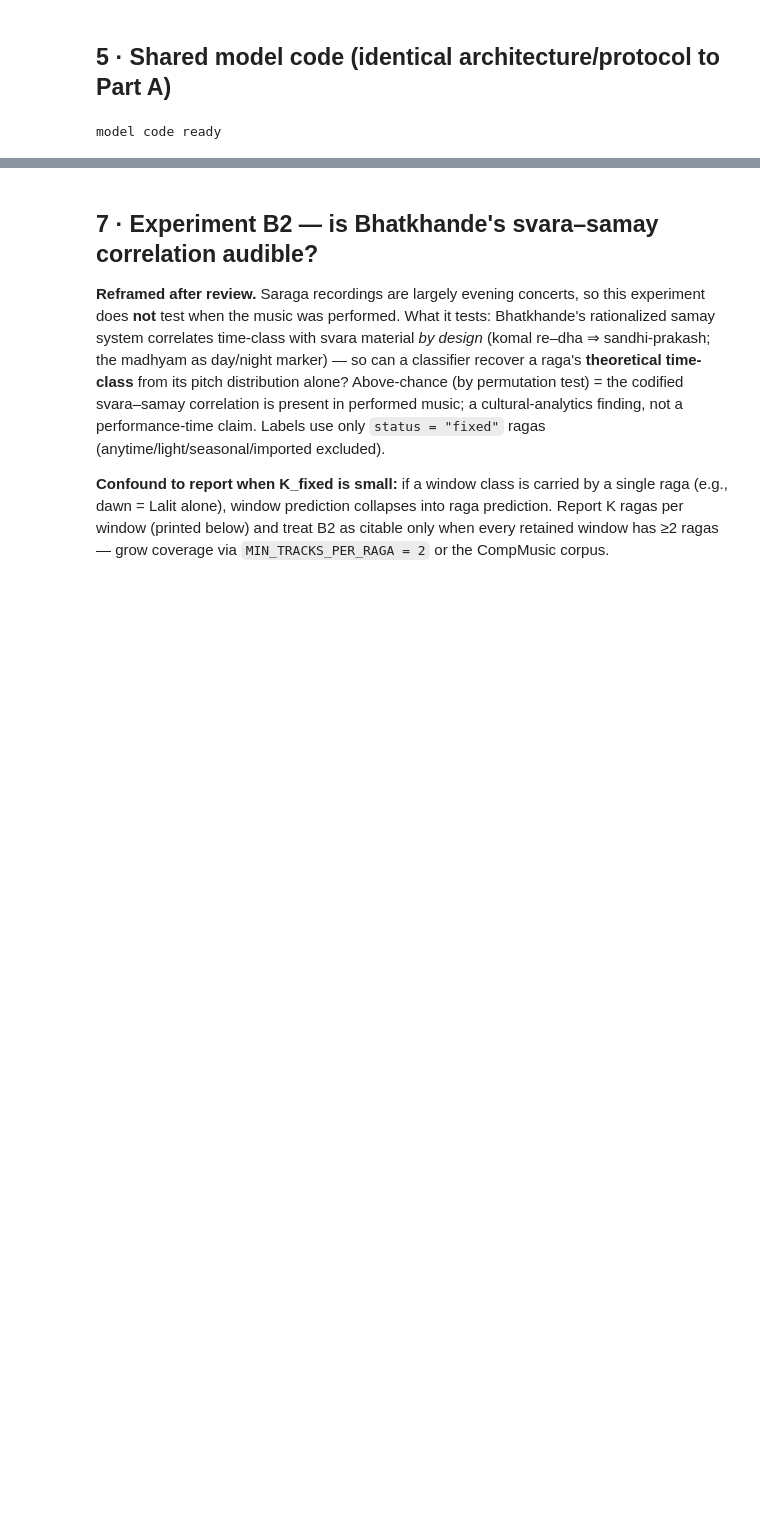
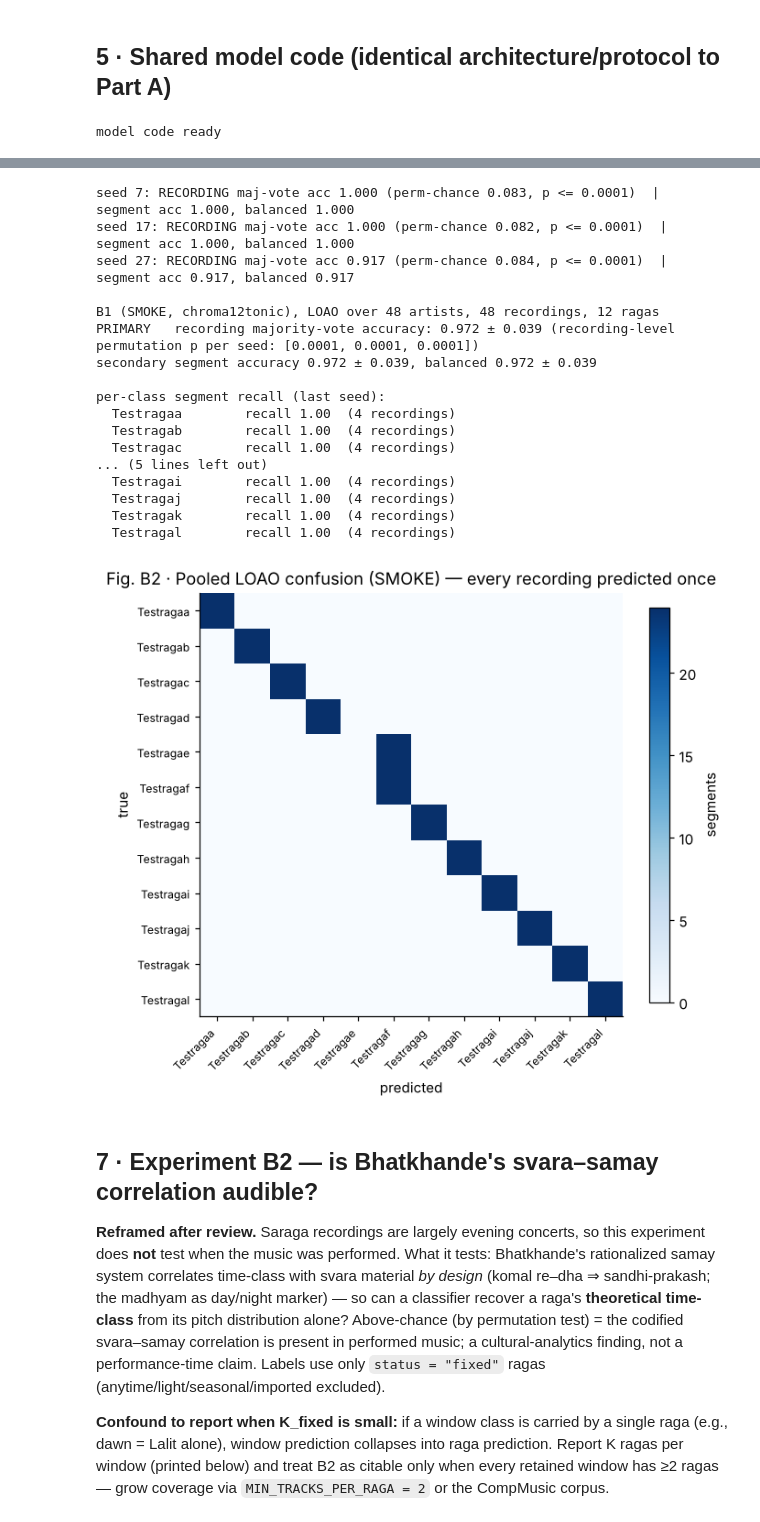
Before and after one commit to sudiptai/solar-samay-raga, a Jupyter notebook: raga_saraga_real_data.ipynb, the cells around one changed output, grey strips where cells are left out. Drawn from its saved outputs; the diff is of its cells as text; code cells hidden in the pictures; blank space fills up the shorter version.

```diff
--- a/raga_saraga_real_data.ipynb
+++ b/raga_saraga_real_data.ipynb
@@ -611,19 +644,0 @@ Segment-level classification with **artist-disjoint** train/val/test (stricter t
-# %%
-classes_r = sorted(set(yr))
-y1 = np.array([classes_r.index(r) for r in yr])
-res_b1, perm_b1 = [], []
-for s in SEEDS_B:
-    torch.manual_seed(s)
-    itr, iva, ite = split_groups(y1, artists, s)
-    z = zfit(X[itr]); Xn = z(X)
-    mdl = train_ffnn(Xn[itr], y1[itr], Xn[iva], y1[iva], len(classes_r))
-    m, pred1 = evaluate(mdl, Xn[ite], y1[ite])
-    obs, p_perm, chance_emp = perm_chance_p(y1[ite], pred1)
-    perm_b1.append(p_perm)
-    res_b1.append(m); last_b1 = (ite, pred1)
-    print(f"seed {s}: top-1 {m['acc']:.3f}  macro-F1 {m['macro_f1']:.3f}  "
-          f"top-3 {m['top3_acc']:.3f}  perm-chance {chance_emp:.3f}, p = {p_perm:.4f}")
-b1 = pd.DataFrame(res_b1).agg(["mean", "std"]).round(3)
-print(f"\nB1 ({MODE}, {EMB_NAME}): {len(classes_r)} ragas | "
-      f"permutation p per seed: {[round(p,4) for p in perm_b1]}")
-display(b1)
@@ -639,3 +649,62 @@ B1 (SMOKE, chroma12tonic): 12 ragas | permutation p per seed: [0.0001, 0.0001, 0
+# %%
+classes_r = sorted(set(yr))
+y1 = np.array([classes_r.index(r) for r in yr])
+
+seg_acc, seg_bal, rec_acc, rec_p = [], [], [], []
+pooled_all = []                                    # (y, pred) pooled, per seed
+for s in SEEDS_B:
+    py, pp, pg = run_loao(X, y1, artists, groups, len(classes_r), seed=s)
+    sa = accuracy_score(py, pp); sb = balanced_accuracy_score(py, pp)
+    recs, yt_r, yp_r = majority_vote(py, pp, pg)
+    obs, p_rec, chance_rec = recording_perm_p(yt_r, yp_r)
+    seg_acc.append(sa); seg_bal.append(sb); rec_acc.append(obs); rec_p.append(p_rec)
+    pooled_all.append((py, pp, pg))
+    print(f"seed {s}: RECORDING maj-vote acc {obs:.3f} (perm-chance {chance_rec:.3f}, "
+          f"p {'<=' if p_rec <= 1/10000 else '='} {p_rec:.4f})  |  "
+          f"segment acc {sa:.3f}, balanced {sb:.3f}")
+
+print(f"\nB1 ({MODE}, {EMB_NAME}), LOAO over {len(set(artists))} artists, "
+      f"{len(set(groups))} recordings, {len(classes_r)} ragas")
+print(f"PRIMARY   recording majority-vote accuracy: {np.mean(rec_acc):.3f} ± {np.std(rec_acc):.3f} "
+      f"(recording-level permutation p per seed: {[round(p,4) for p in rec_p]})")
+print(f"secondary segment accuracy {np.mean(seg_acc):.3f} ± {np.std(seg_acc):.3f}, "
+      f"balanced {np.mean(seg_bal):.3f} ± {np.std(seg_bal):.3f}")
+
+# pooled confusion + per-class recall (last seed's pooled predictions)
+py, pp, pg = pooled_all[-1]
+cm1 = confusion_matrix(py, pp, labels=range(len(classes_r)))
+rec_counts = pd.Series(yr).groupby(pd.Series(groups)).first().value_counts()
+print("\nper-class segment recall (last seed):")
+for i, c in enumerate(classes_r):
+    tot = cm1[i].sum()
+    print(f"  {c:16s} recall {cm1[i,i]/max(1,tot):.2f}  ({int(rec_counts.get(c,0))} recordings)")
+fig, ax = plt.subplots(figsize=(6.4, 5.6))
+im = ax.imshow(cm1, cmap="Blues"); ax.grid(False)
+ax.set_xticks(range(len(classes_r)), classes_r, rotation=45, ha="right", fontsize=8)
+ax.set_yticks(range(len(classes_r)), classes_r, fontsize=8)
+fig.colorbar(im, ax=ax, shrink=0.85, label="segments")
+ax.set(xlabel="predicted", ylabel="true",
+       title=f"Fig. B2 · Pooled LOAO confusion ({MODE}) — every recording predicted once")
+plt.tight_layout(); plt.show()
+# %% [output]
+seed 7: RECORDING maj-vote acc 1.000 (perm-chance 0.083, p <= 0.0001)  |  segment acc 1.000, balanced 1.000
+seed 17: RECORDING maj-vote acc 1.000 (perm-chance 0.082, p <= 0.0001)  |  segment acc 1.000, balanced 1.000
+seed 27: RECORDING maj-vote acc 0.917 (perm-chance 0.084, p <= 0.0001)  |  segment acc 0.917, balanced 0.917
+
+B1 (SMOKE, chroma12tonic), LOAO over 48 artists, 48 recordings, 12 ragas
+PRIMARY   recording majority-vote accuracy: 0.972 ± 0.039 (recording-level permutation p per seed: [0.0001, 0.0001, 0.0001])
+secondary segment accuracy 0.972 ± 0.039, balanced 0.972 ± 0.039
+
+per-class segment recall (last seed):
+  Testragaa        recall 1.00  (4 recordings)
+  Testragab        recall 1.00  (4 recordings)
+  Testragac        recall 1.00  (4 recordings)
+... (5 lines left out)
+  Testragai        recall 1.00  (4 recordings)
+  Testragaj        recall 1.00  (4 recordings)
+  Testragak        recall 1.00  (4 recordings)
+  Testragal        recall 1.00  (4 recordings)
+[figure, added]
 # %% [markdown]
 ## 7 · Experiment B2 — is Bhatkhande's svara–samay correlation audible?
 
```
Also changed, not shown: parts of 13 cells of this notebook, 1 other file.
